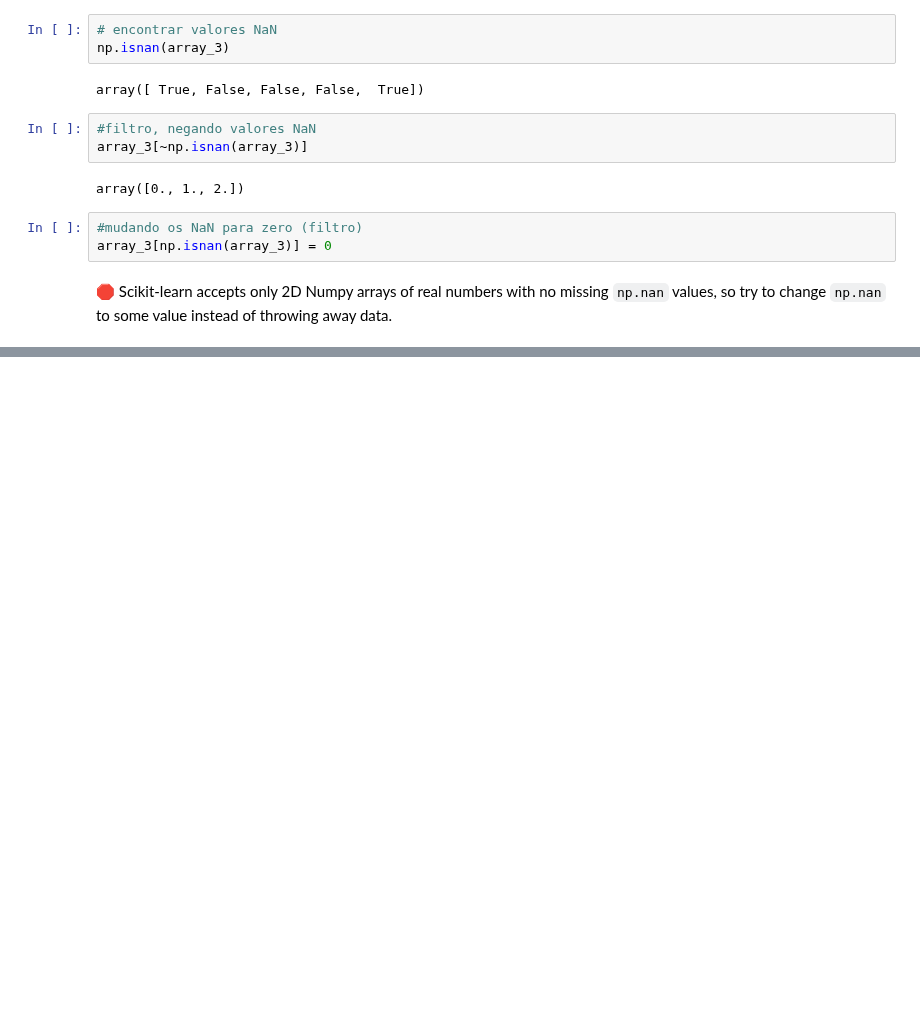
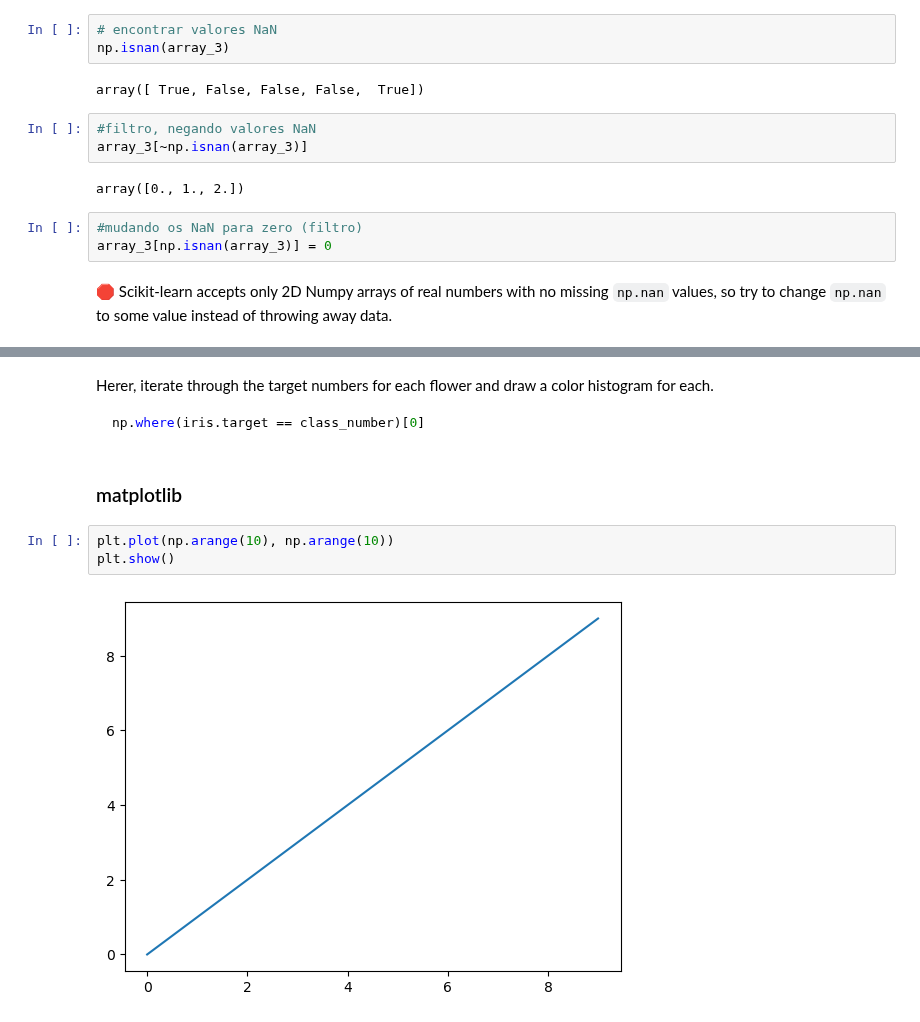
Before and after one commit to samirsaravia/AL-Calc, a Jupyter notebook: ML/scikit-learn/intro.ipynb, the cells around one changed output, grey strips where cells are left out. Drawn from its saved outputs; the diff is of its cells as text; blank space fills up the shorter version.

````diff
--- a/ML/scikit-learn/intro.ipynb
+++ b/ML/scikit-learn/intro.ipynb
@@ -189,0 +268,12 @@ array_3[np.isnan(array_3)] = 0
+# %% [markdown]
+Herer, iterate through the target numbers for each flower and draw a color histogram for each.
+```python
+np.where(iris.target == class_number)[0]
+```
+# %% [markdown]
+### matplotlib
+# %%
+plt.plot(np.arange(10), np.arange(10))
+plt.show()
+# %% [output]
+[figure, added]
````
Also changed, not shown: parts of 30 cells of this notebook, 1 other file.
